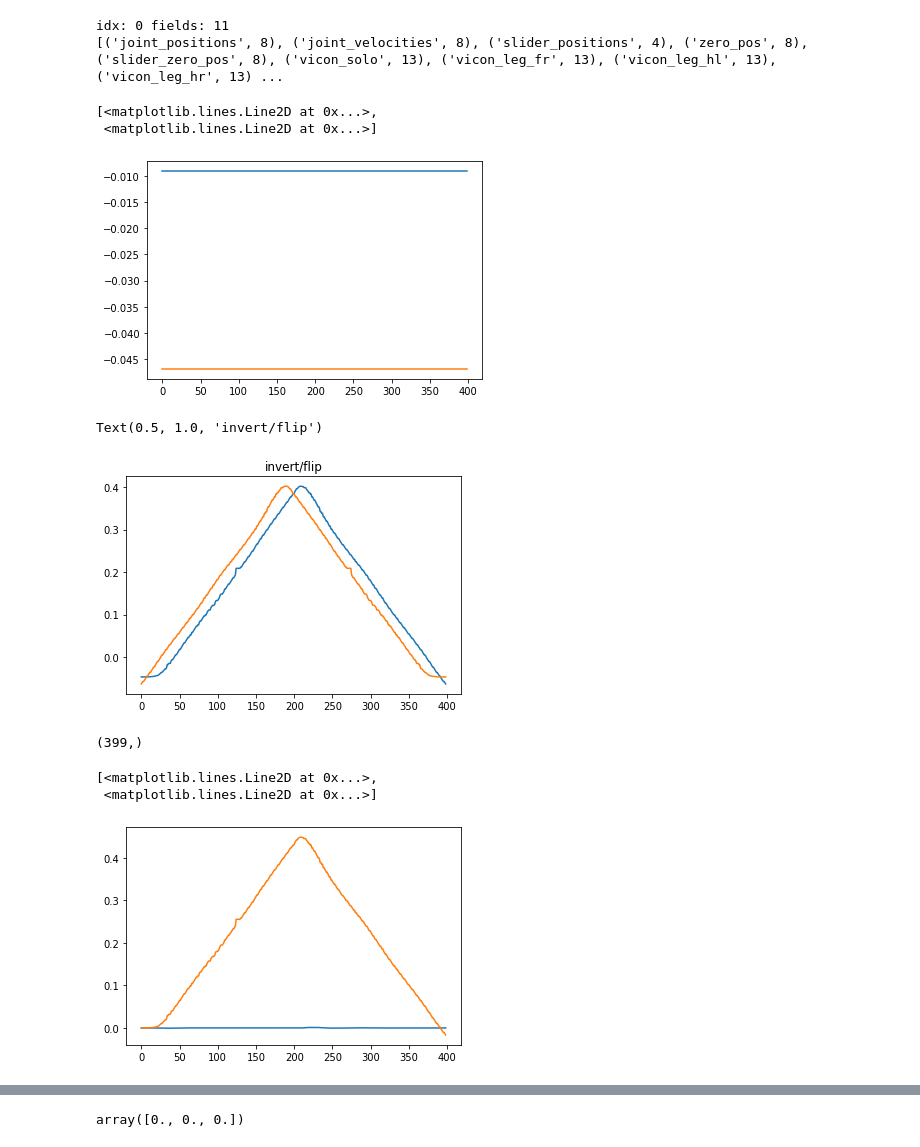
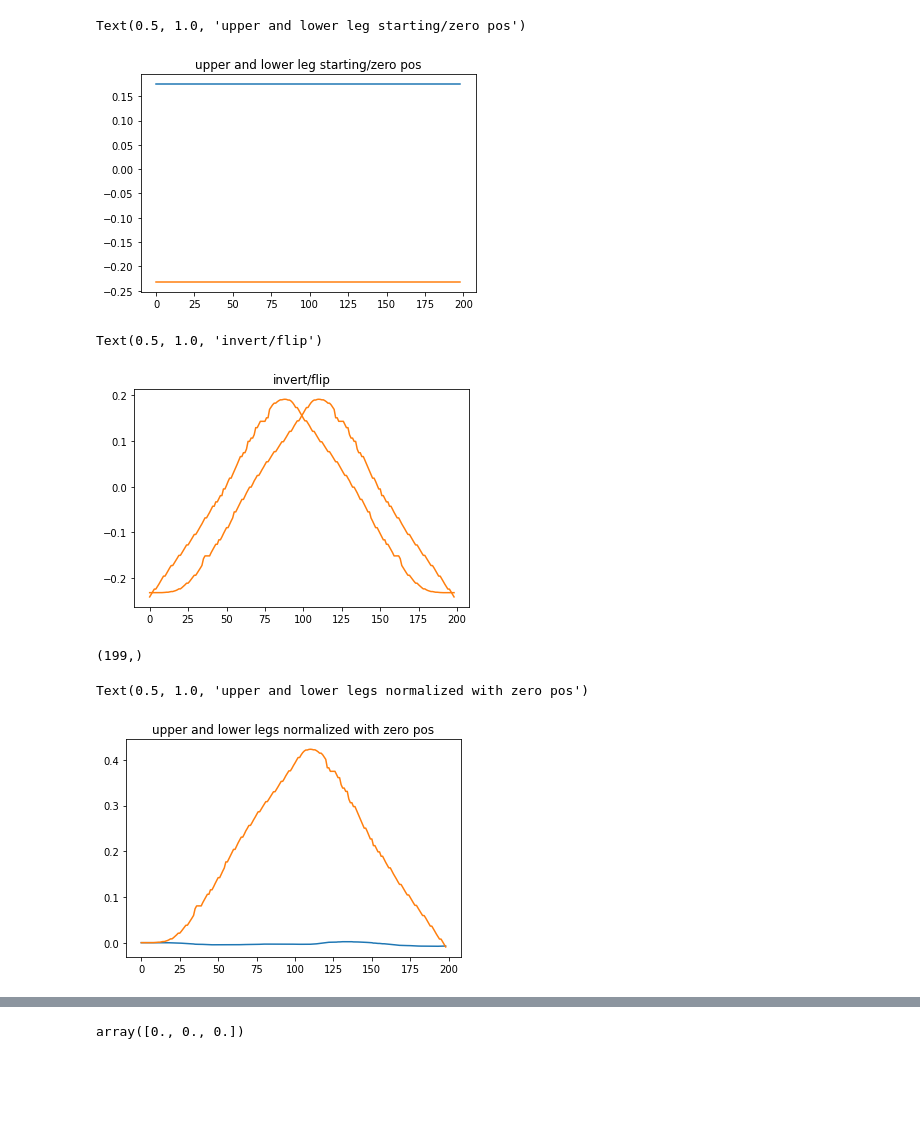
Before and after one commit to caoliheng/vicon_latency, a Jupyter notebook: plot.ipynb, the cells around one changed output, grey strips where cells are left out. Saved outputs shown, nothing was run; the diff lists cells and outputs as text; code cells hidden in the pictures; blank space fills up the shorter version.

Commit message:
started creating graphics

```diff
--- a/plot.ipynb
+++ b/plot.ipynb
@@ -20,33 +19,31 @@ from scipy.spatial.transform import Rotation
 # %%
 # reader = DataReader('2021-06-30_17-13-43.mds')
-reader = DataReader('good data/2021-06-30_17-11-17.mds')
+# reader = DataReader('good data/2021-06-30_17-11-17.mds')
+reader = DataReader('num=100.mds')
-# %% [output]
-idx: 0 fields: 11
-[('joint_positions', 8), ('joint_velocities', 8), ('slider_positions', 4), ('zero_pos', 8), ('slider_zero_pos', 8), ('vicon_solo', 13), ('vicon_leg_fr', 13), ('vicon_leg_hl', 13), ('vicon_leg_hr', 13) ...
 # %%
 plt.plot(reader.data['zero_pos'][:,4:6])
+plt.title('upper and lower leg starting/zero pos')
 # %% [output]
-[<matplotlib.lines.Line2D at 0x...>,
- <matplotlib.lines.Line2D at 0x...>]
+Text(0.5, 1.0, 'upper and lower leg starting/zero pos')
-[figure, old version]
+[figure, new version]
 # %%
-plt.plot(reader.data['joint_positions'][:,5])
-plt.plot(reader.data['joint_positions'][::-1,5])
+plt.plot(reader.data['joint_positions'][:,5],color='C1')
+plt.plot(reader.data['joint_positions'][::-1,5], color='C1')
 plt.title('invert/flip')
 # %% [output]
 Text(0.5, 1.0, 'invert/flip')
-[figure, old version]
+[figure, new version]
 # %%
 # account for initial/zero positions and hip/upper leg moving
 j = reader.data['joint_positions'][:,4:6] - reader.data['zero_pos'][:,4:6]
 j = j[:,1] + j[:,0]
 j.shape
 # %% [output]
-(399,)
+(199,)
 # %%
 plt.plot(reader.data['joint_positions'][:,4:6] - reader.data['zero_pos'][:,4:6])
+plt.title('upper and lower legs normalized with zero pos')
 # %% [output]
-[<matplotlib.lines.Line2D at 0x...>,
- <matplotlib.lines.Line2D at 0x...>]
+Text(0.5, 1.0, 'upper and lower legs normalized with zero pos')
-[figure, old version]
+[figure, new version]
 # %%
```
Also changed, not shown: parts of 15 cells of this notebook.
